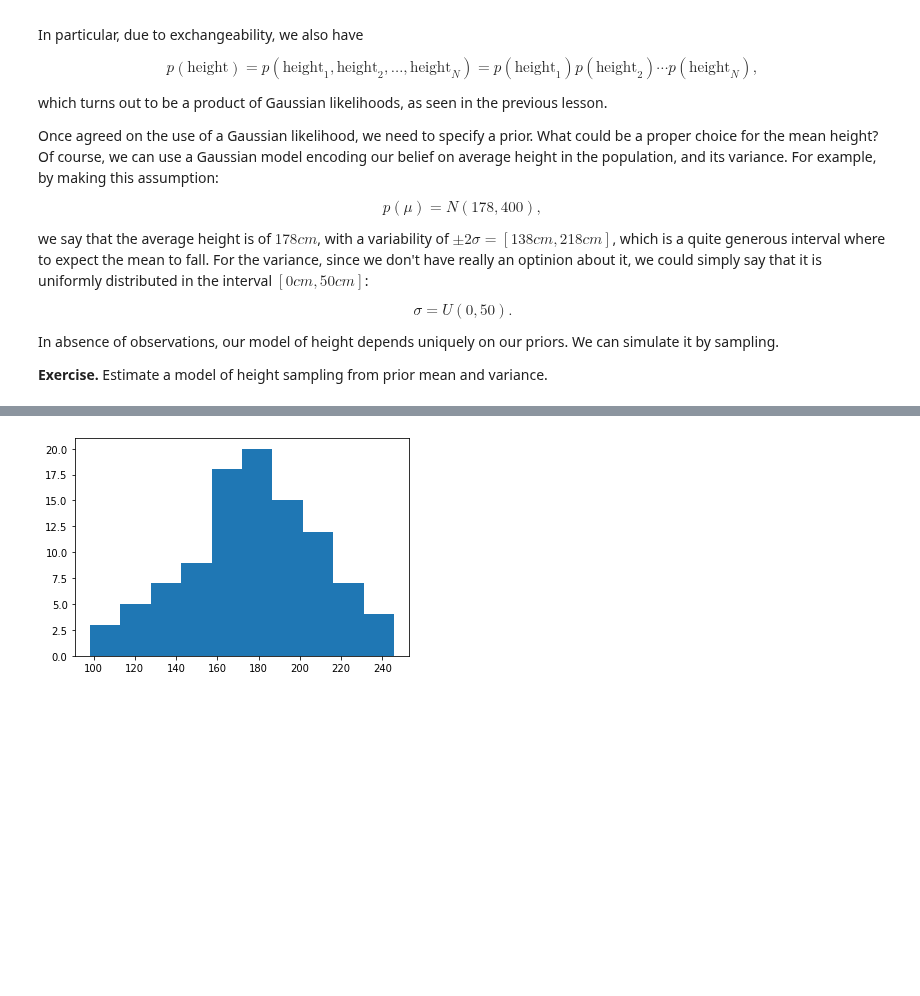
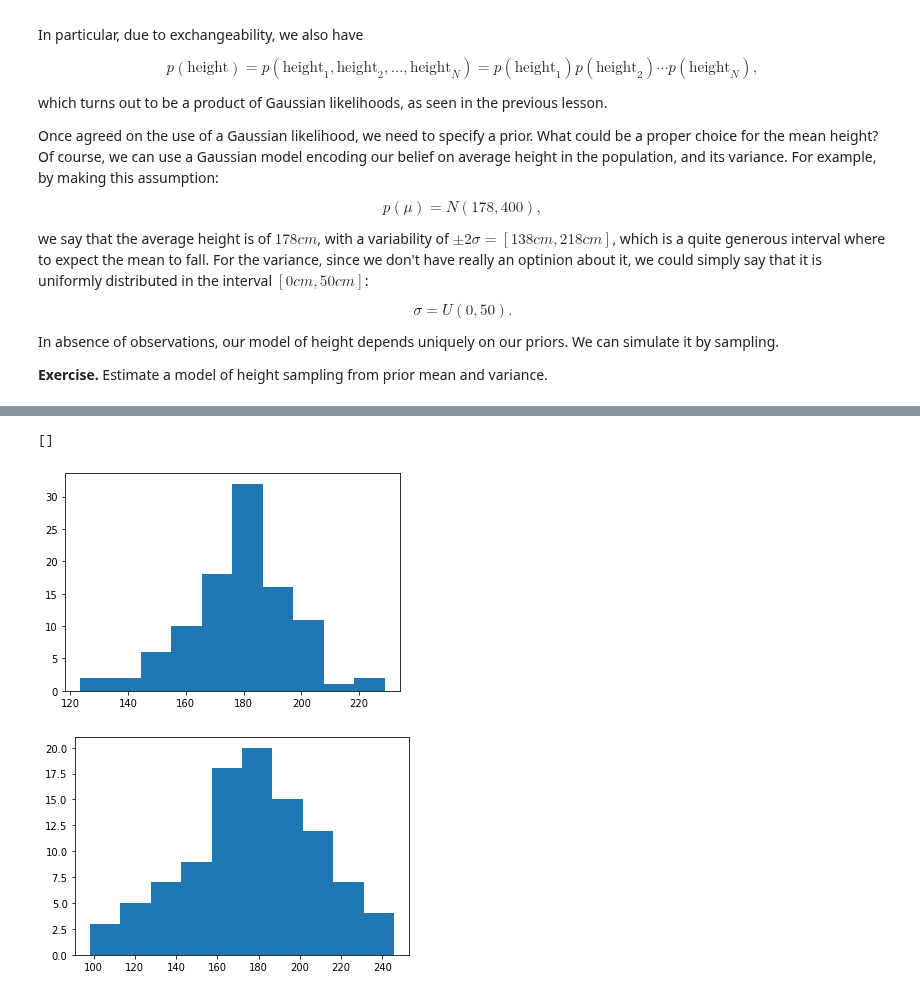
Before and after one commit to marcolorenzi/marcolorenzi.github.io, a Jupyter notebook: material/Bayes/Lesson4.ipynb, the cells around one changed output, grey strips where cells are left out. Drawn from its saved outputs; the diff is of its cells as text; code cells hidden in the pictures; blank space fills up the shorter version.

```diff
--- a/material/Bayes/Lesson4.ipynb
+++ b/material/Bayes/Lesson4.ipynb
@@ -166,3 +185,12 @@ In absence of observations, our model of height depends uniquely on our priors.
+# %%
+
+prior_mu = norm(mu0,tau)
+prior_samples_mu = prior_mu.rvs(100)
+plt.hist(prior_samples_mu)
+plt.plot()
+# %% [output]
+[]
+[figure, added]
 # %%
 from scipy.stats import uniform
 from scipy.stats import norm
```
Also changed, not shown: parts of 32 cells of this notebook, 2 other files.
